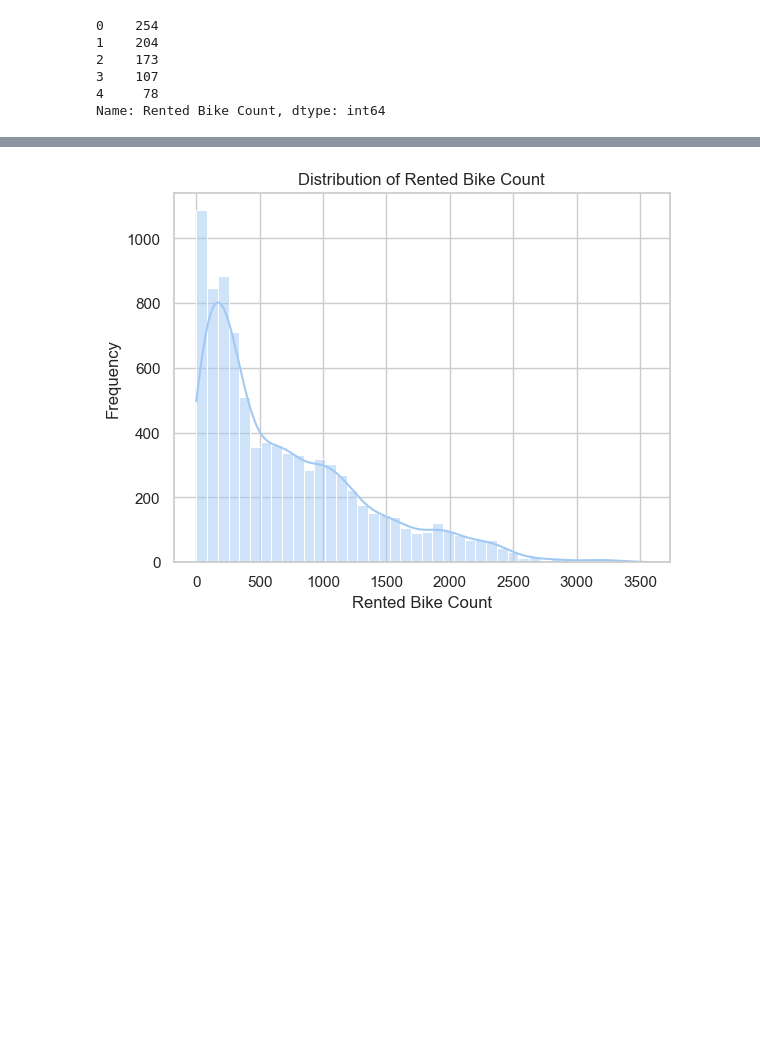
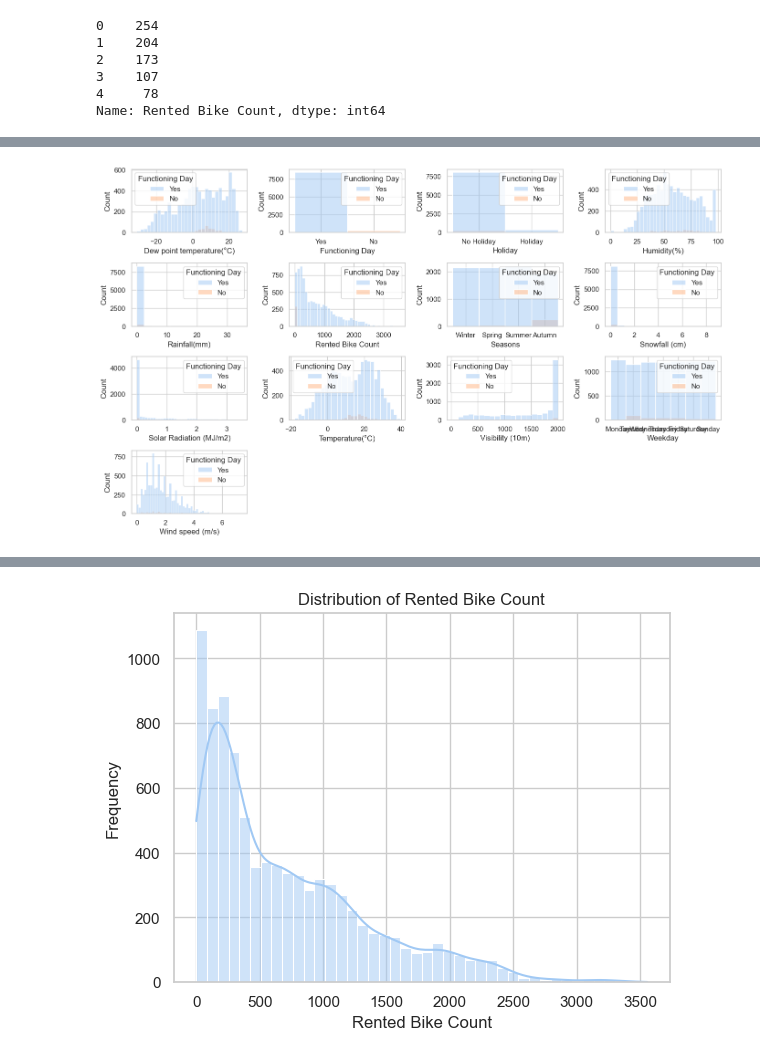
Before and after one commit to Isawsomethingb4/Seoul-Bike-Sharing-Demand-Analysis, a Jupyter notebook: src/bike.ipynb, the cells around one changed output, grey strips where cells are left out. Saved outputs shown, nothing was run; the diff lists cells and outputs as text; code cells hidden in the pictures; blank space fills up the shorter version.

```diff
--- a/src/bike.ipynb
+++ b/src/bike.ipynb
@@ -96,0 +143,15 @@ plt.show()
+# %%
+sns.set(style="whitegrid")
+sns.set_palette("pastel")
+
+plt.figure(figsize=(14, 10))
+
+variables = seoulBike.columns.difference(['Date', "Hour"])
+for i, var in enumerate(variables):
+    plt.subplot(5, 4, i + 1)
+    sns.histplot(data=seoulBike, x=var, hue='Functioning Day')
+
+plt.tight_layout()
+plt.show()
+# %% [output]
+[figure, added]
```
Also changed, not shown: parts of 76 cells of this notebook, 1 other file.
